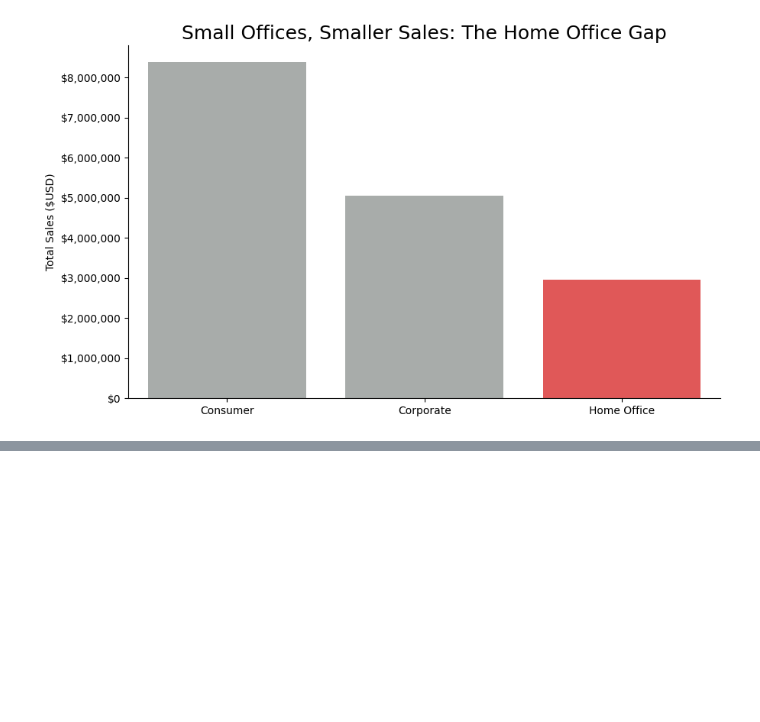
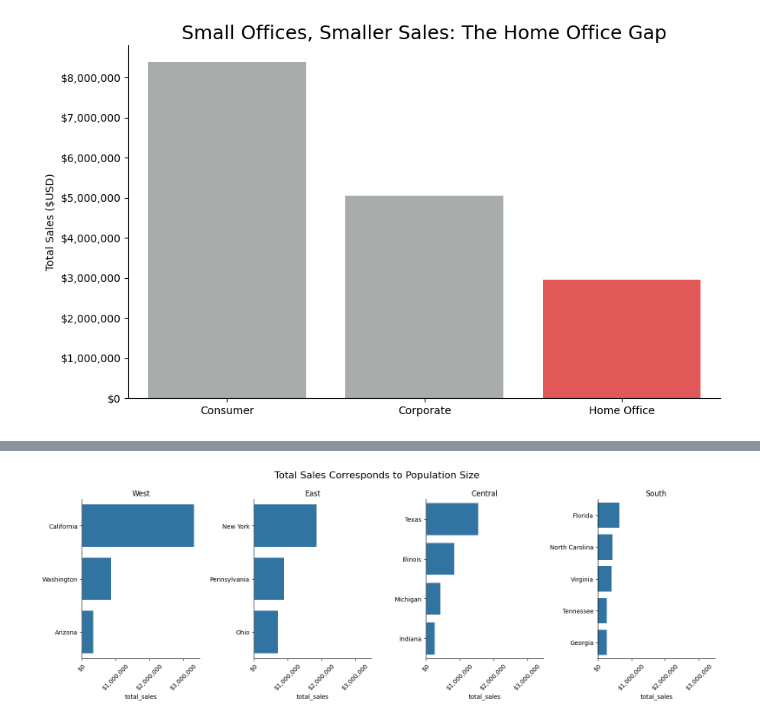
Before and after one commit to jmlax123/DataAnalysisModule3, a Jupyter notebook: Week4/notebooks/superstore_sales_workflow.ipynb, the cells around one changed output, grey strips where cells are left out. Saved outputs shown, nothing was run; the diff lists cells and outputs as text; code cells hidden in the pictures; blank space fills up the shorter version.

```diff
--- a/Week4/notebooks/superstore_sales_workflow.ipynb
+++ b/Week4/notebooks/superstore_sales_workflow.ipynb
@@ -440,0 +447,30 @@ plt.show()
+# %%
+# visualization two code here
+g = sns.catplot(
+    data=result5.head(15),
+    x='total_sales',
+    y='state',
+    col='region',
+    kind='bar',
+    sharey=False,
+    height=5,
+    aspect=0.8
+)
+
+g.fig.subplots_adjust(top=0.85)
+g.fig.suptitle('Total Sales Corresponds to Population Size', fontsize=16)
+
+for ax in g.axes.flat:
+    ax.xaxis.set_major_formatter(mticker.FuncFormatter(lambda x, _: f'${x:,.0f}'))
+
+    ax.tick_params(axis='x', rotation=45)
+
+    ax.set_ylabel(None)
+
+    if ax.get_title():
+        current_title = ax.get_title().split('=')[-1].strip()
+        ax.set_title(current_title, fontsize=12)
+
+plt.show()
+# %% [output]
+[figure, added]
```
Also changed, not shown: parts of 7 cells of this notebook.
